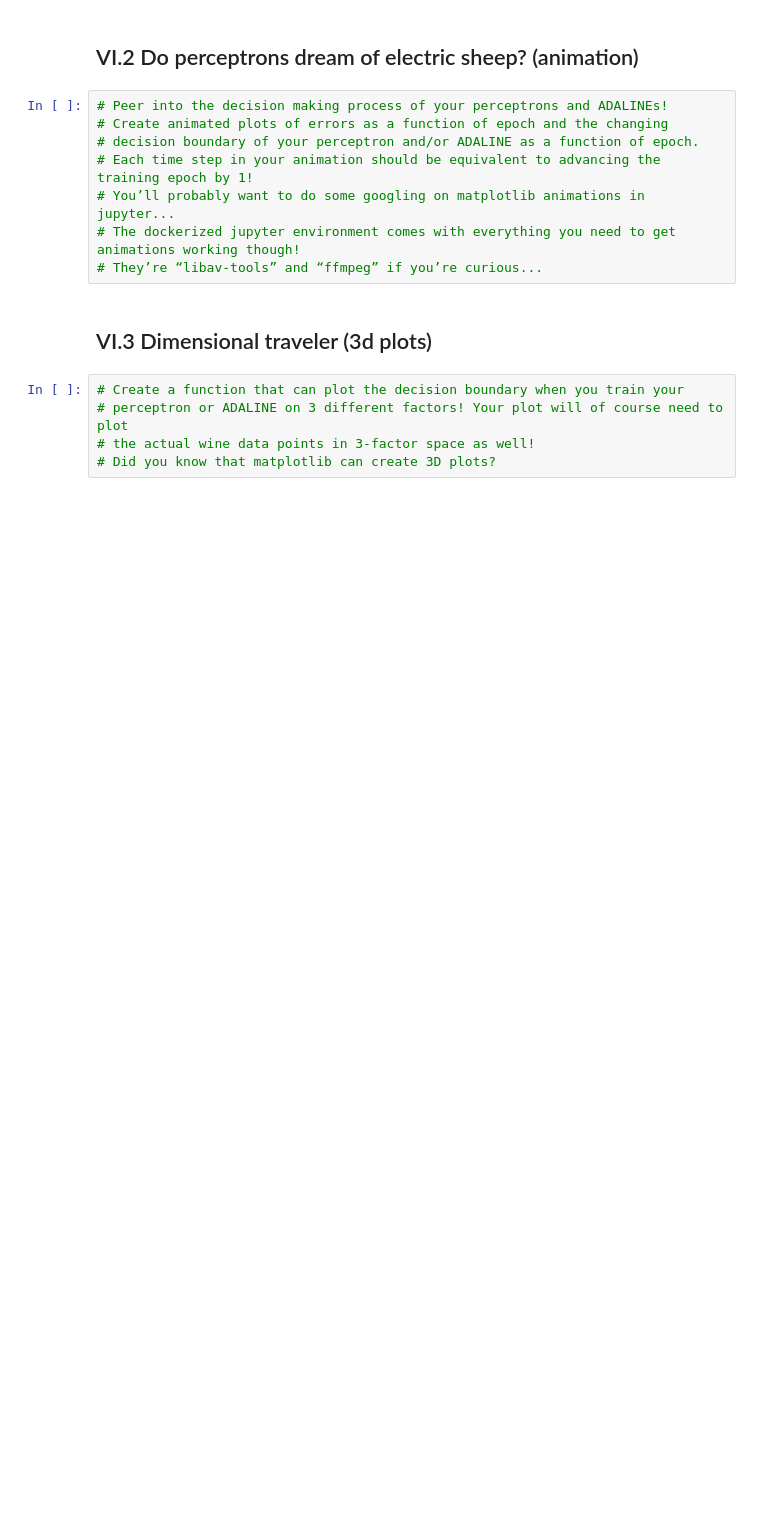
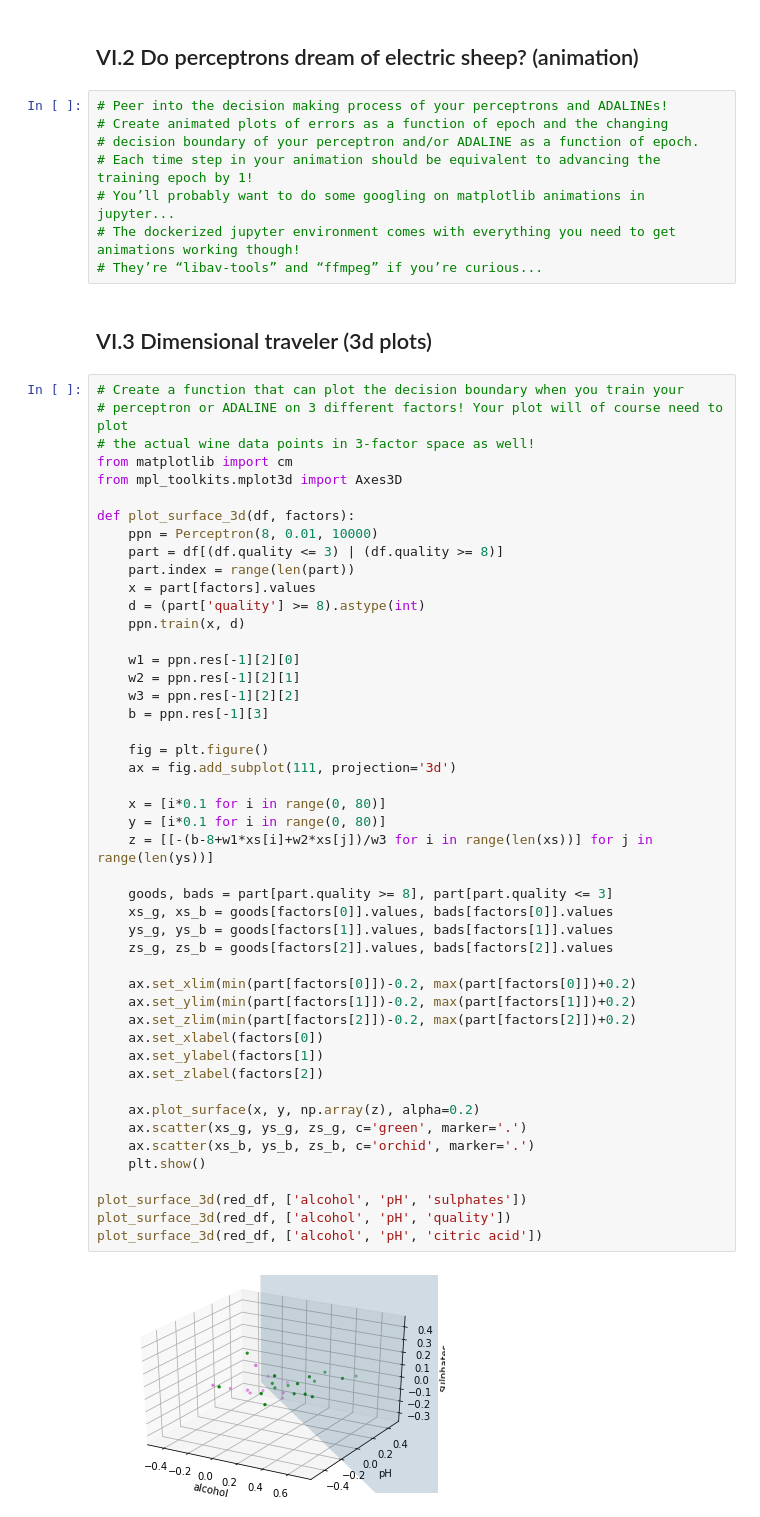
Before and after one commit to tsergien/sommelier, a Jupyter notebook: perceptron.ipynb, the cells around one changed output. Drawn from its saved outputs; the diff is of its cells as text; blank space fills up the shorter version.

Commit message:
3d plots

```diff
--- a/perceptron.ipynb
+++ b/perceptron.ipynb
@@ -530,8 +543,52 @@ plt.show()
 # They’re “libav-tools” and “ffmpeg” if you’re curious...
 # %% [markdown]
 ## VI.3 Dimensional traveler (3d plots)
-# %%
-# Create a function that can plot the decision boundary when you train your
-# perceptron or ADALINE on 3 different factors! Your plot will of course need to plot
-# the actual wine data points in 3-factor space as well!
-# Did you know that matplotlib can create 3D plots?
+# %%
+# Create a function that can plot the decision boundary when you train your
+# perceptron or ADALINE on 3 different factors! Your plot will of course need to plot
+# the actual wine data points in 3-factor space as well!
+from matplotlib import cm
+from mpl_toolkits.mplot3d import Axes3D
+
+def plot_surface_3d(df, factors):
+    ppn = Perceptron(8, 0.01, 10000)
+    part = df[(df.quality <= 3) | (df.quality >= 8)]
+    part.index = range(len(part))
+    x = part[factors].values
+    d = (part['quality'] >= 8).astype(int)
+    ppn.train(x, d)
+
+    w1 = ppn.res[-1][2][0]
+    w2 = ppn.res[-1][2][1]
+    w3 = ppn.res[-1][2][2]
+    b = ppn.res[-1][3]
+
+    fig = plt.figure()
+    ax = fig.add_subplot(111, projection='3d')
+
+    x = [i*0.1 for i in range(0, 80)]
+    y = [i*0.1 for i in range(0, 80)]
+    z = [[-(b-8+w1*xs[i]+w2*xs[j])/w3 for i in range(len(xs))] for j in range(len(ys))]
+
+    goods, bads = part[part.quality >= 8], part[part.quality <= 3]
+    xs_g, xs_b = goods[factors[0]].values, bads[factors[0]].values
+    ys_g, ys_b = goods[factors[1]].values, bads[factors[1]].values
+    zs_g, zs_b = goods[factors[2]].values, bads[factors[2]].values
+
+    ax.set_xlim(min(part[factors[0]])-0.2, max(part[factors[0]])+0.2)
+    ax.set_ylim(min(part[factors[1]])-0.2, max(part[factors[1]])+0.2)
+    ax.set_zlim(min(part[factors[2]])-0.2, max(part[factors[2]])+0.2)
+    ax.set_xlabel(factors[0])
+    ax.set_ylabel(factors[1])
+    ax.set_zlabel(factors[2])
+
+    ax.plot_surface(x, y, np.array(z), alpha=0.2)
+    ax.scatter(xs_g, ys_g, zs_g, c='green', marker='.')
+    ax.scatter(xs_b, ys_b, zs_b, c='orchid', marker='.')
+    plt.show()
+
+plot_surface_3d(red_df, ['alcohol', 'pH', 'sulphates'])
+plot_surface_3d(red_df, ['alcohol', 'pH', 'quality'])
+plot_surface_3d(red_df, ['alcohol', 'pH', 'citric acid'])
+# %% [output]
+[figure, added]
```
Also changed, not shown: parts of 6 cells of this notebook.
